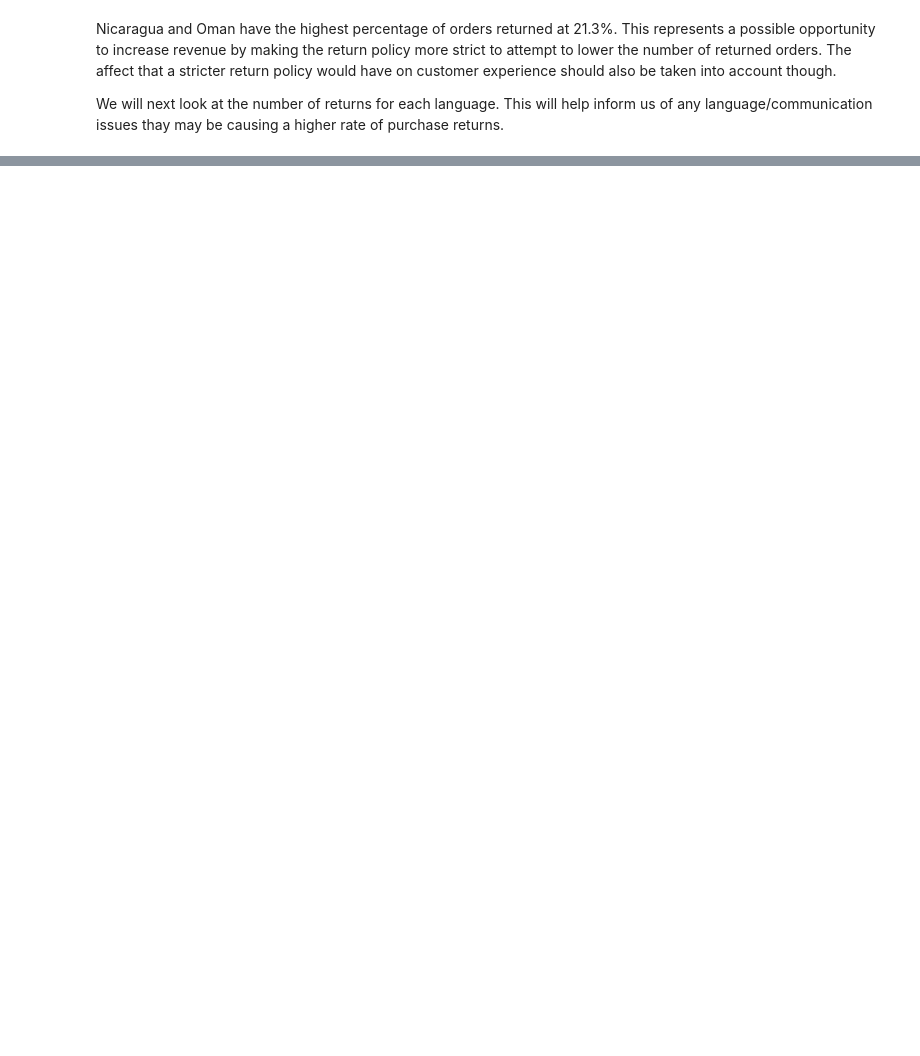
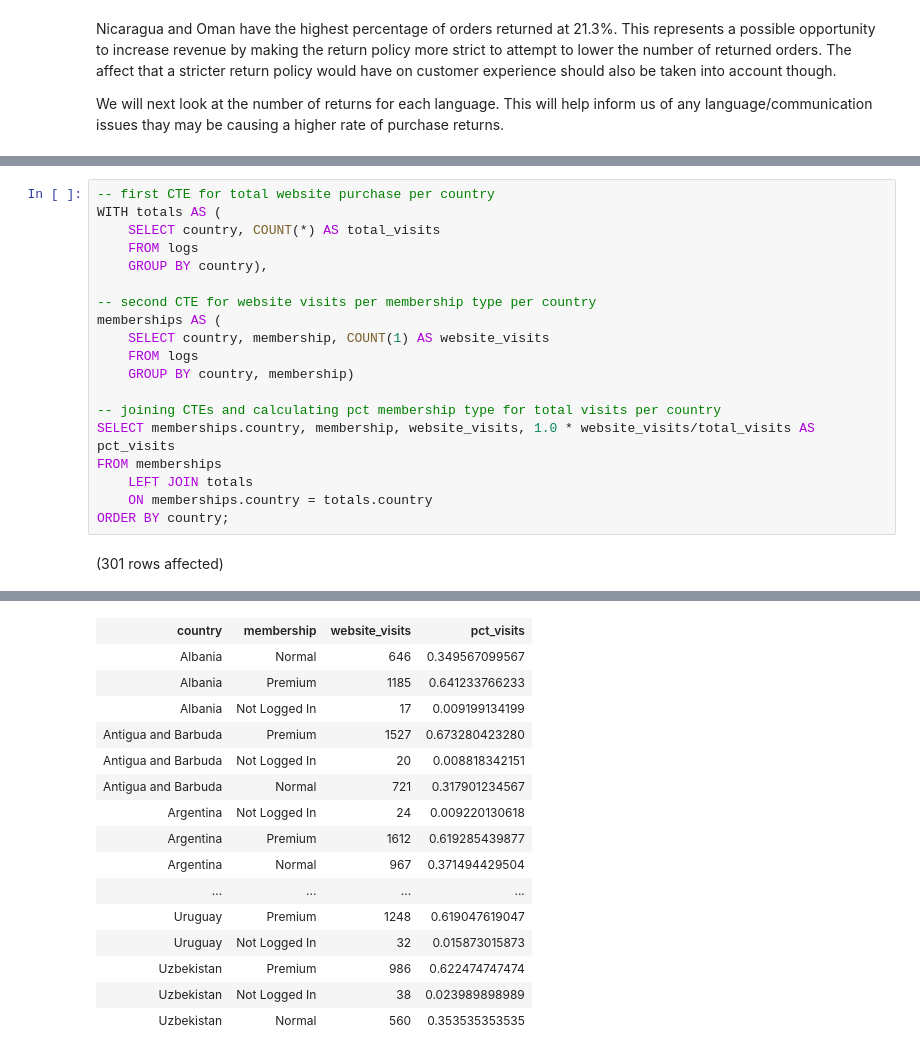
Before and after one commit to grahamgreene88/E-commerce-logs, a Jupyter notebook: ecommerce_logs_notebook.ipynb, the cells around one changed output, grey strips where cells are left out. Cells and saved outputs as stored; diff of their text form; blank space fills up the shorter version.

Commit message:
Added membership and browser investigations.

```diff
--- a/ecommerce_logs_notebook.ipynb
+++ b/ecommerce_logs_notebook.ipynb
@@ -168,0 +171,21 @@ Marathi, a language spoken in India, has the highest percentage for orders retur
+# %%
+-- first CTE for total website purchase per country
+WITH totals AS (
+    SELECT country, COUNT(*) AS total_visits
+    FROM logs
+    GROUP BY country),
+
+-- second CTE for website visits per membership type per country
+memberships AS (
+    SELECT country, membership, COUNT(1) AS website_visits
+    FROM logs
+    GROUP BY country, membership)
+
+-- joining CTEs and calculating pct membership type for total visits per country
+SELECT memberships.country, membership, website_visits, 1.0 * website_visits/total_visits AS pct_visits
+FROM memberships
+    LEFT JOIN totals
+    ON memberships.country = totals.country
+ORDER BY country;
+# %% [output]
+(301 rows affected)
@@ -168,0 +193,16 @@ Marathi, a language spoken in India, has the highest percentage for orders retur
+| country | membership | website_visits | pct_visits |
+| Albania | Normal | 646 | 0.349567099567 |
+| Albania | Premium | 1185 | 0.641233766233 |
+| Albania | Not Logged In | 17 | 0.009199134199 |
+| Antigua and Barbuda | Premium | 1527 | 0.673280423280 |
+| Antigua and Barbuda | Not Logged In | 20 | 0.008818342151 |
+| Antigua and Barbuda | Normal | 721 | 0.317901234567 |
+| Argentina | Not Logged In | 24 | 0.009220130618 |
+| Argentina | Premium | 1612 | 0.619285439877 |
+| Argentina | Normal | 967 | 0.371494429504 |
+| ... | ... | ... | ... |
+| Uruguay | Premium | 1248 | 0.619047619047 |
+| Uruguay | Not Logged In | 32 | 0.015873015873 |
+| Uzbekistan | Premium | 986 | 0.622474747474 |
+| Uzbekistan | Not Logged In | 38 | 0.023989898989 |
+| Uzbekistan | Normal | 560 | 0.353535353535 |
```
Also changed, not shown: parts of 9 cells of this notebook.
